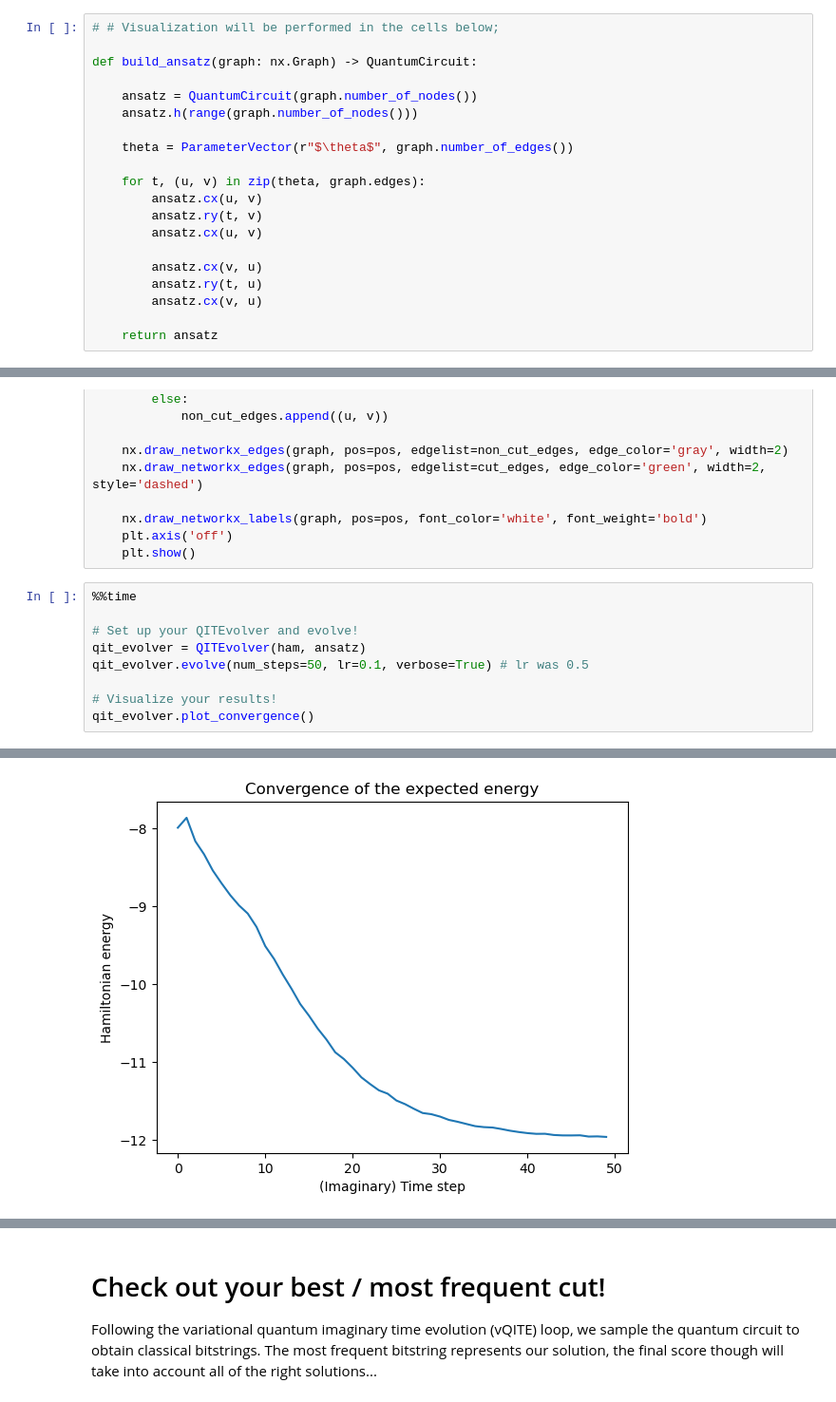
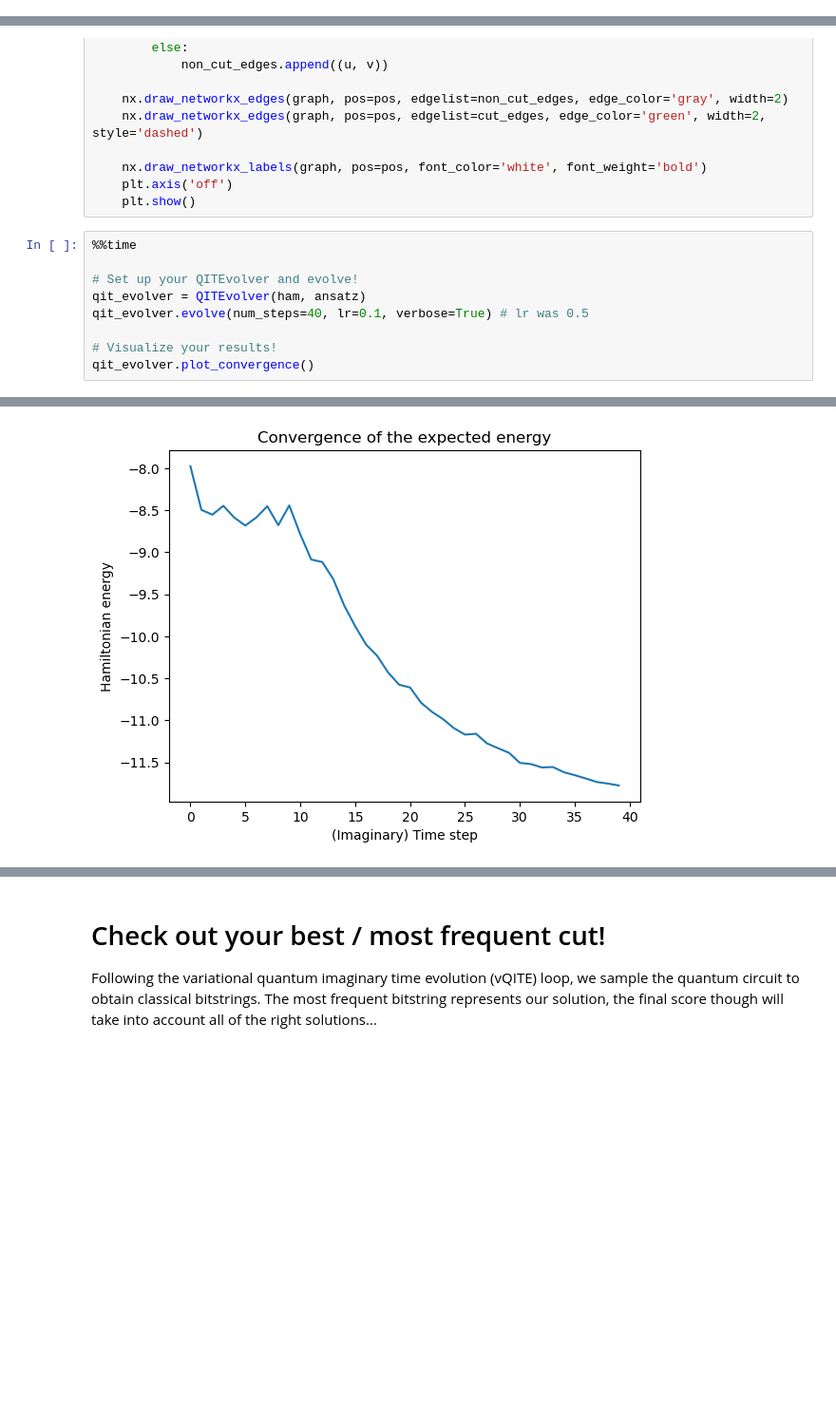
Before and after one commit to Totoratsu/iQuHack-2025, a Jupyter notebook: IonQuHack2025.ipynb, the cells around one changed output, grey strips where cells are left out. Shown at 95% size. Drawn from its saved outputs; the diff is of its cells as text; blank space fills up the shorter version.

```diff
--- a/IonQuHack2025.ipynb
+++ b/IonQuHack2025.ipynb
@@ -359,26 +361,6 @@ This challenge requires you to work within the provided function's name and scop
 **Important note:** To confirm your results, please save this notebook including all cell outputs and upload it in the form here: https://forms.gle/tAjnUd7b5t3oX3b2A . To avoid exceeding the notebook's 10MB file size limit, please be mindful of the number of print statements you use. Feel free to modify the notebook as needed. However, please ensure your code is readable. Please thoroughly comment your code; we will evaluate your problem-solving approach based on the educational clarity of your explanations.
 
 Good luck, and have fun!
-# %%
-# # Visualization will be performed in the cells below;
-
-def build_ansatz(graph: nx.Graph) -> QuantumCircuit:
-
-    ansatz = QuantumCircuit(graph.number_of_nodes())
-    ansatz.h(range(graph.number_of_nodes()))
-
-    theta = ParameterVector(r"$\theta$", graph.number_of_edges())
-
-    for t, (u, v) in zip(theta, graph.edges):
-        ansatz.cx(u, v)
-        ansatz.ry(t, v)
-        ansatz.cx(u, v)
-
-        ansatz.cx(v, u)
-        ansatz.ry(t, u)
-        ansatz.cx(v, u)
-
-    return ansatz
 # %%
 # Visualization will be performed in the cells below;
 
@@ -834,7 +723,7 @@ def interpret_solution(graph, bitstring):
 
 # Set up your QITEvolver and evolve!
 qit_evolver = QITEvolver(ham, ansatz)
-qit_evolver.evolve(num_steps=50, lr=0.1, verbose=True) # lr was 0.5
+qit_evolver.evolve(num_steps=40, lr=0.1, verbose=True) # lr was 0.5
 
 # Visualize your results!
 qit_evolver.plot_convergence()
@@ -862 +751 @@ Wall time: 20.3 s
-[figure, old version]
+[figure, new version]
```
Also changed, not shown: parts of 16 cells of this notebook, 11 other files.
